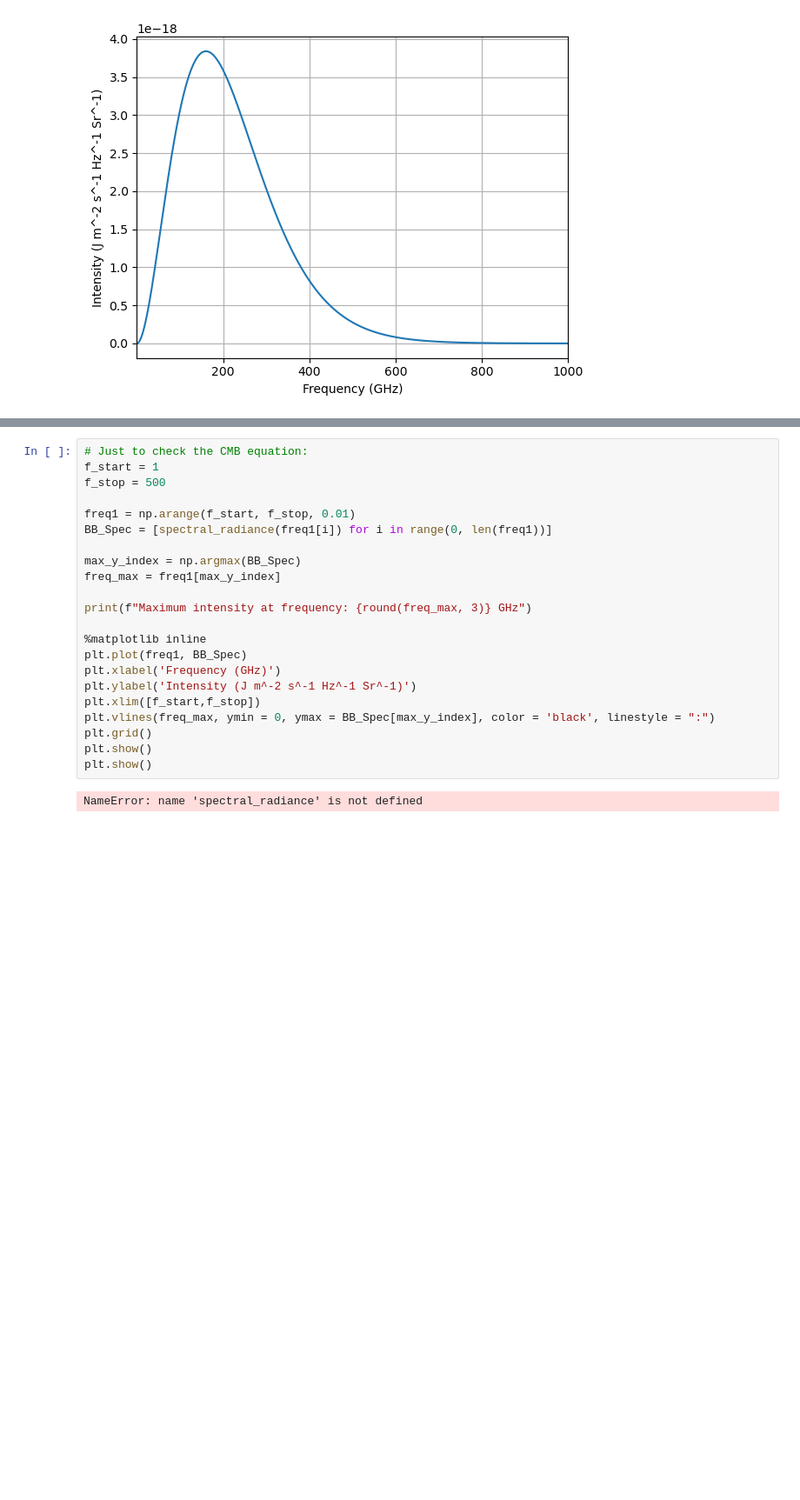
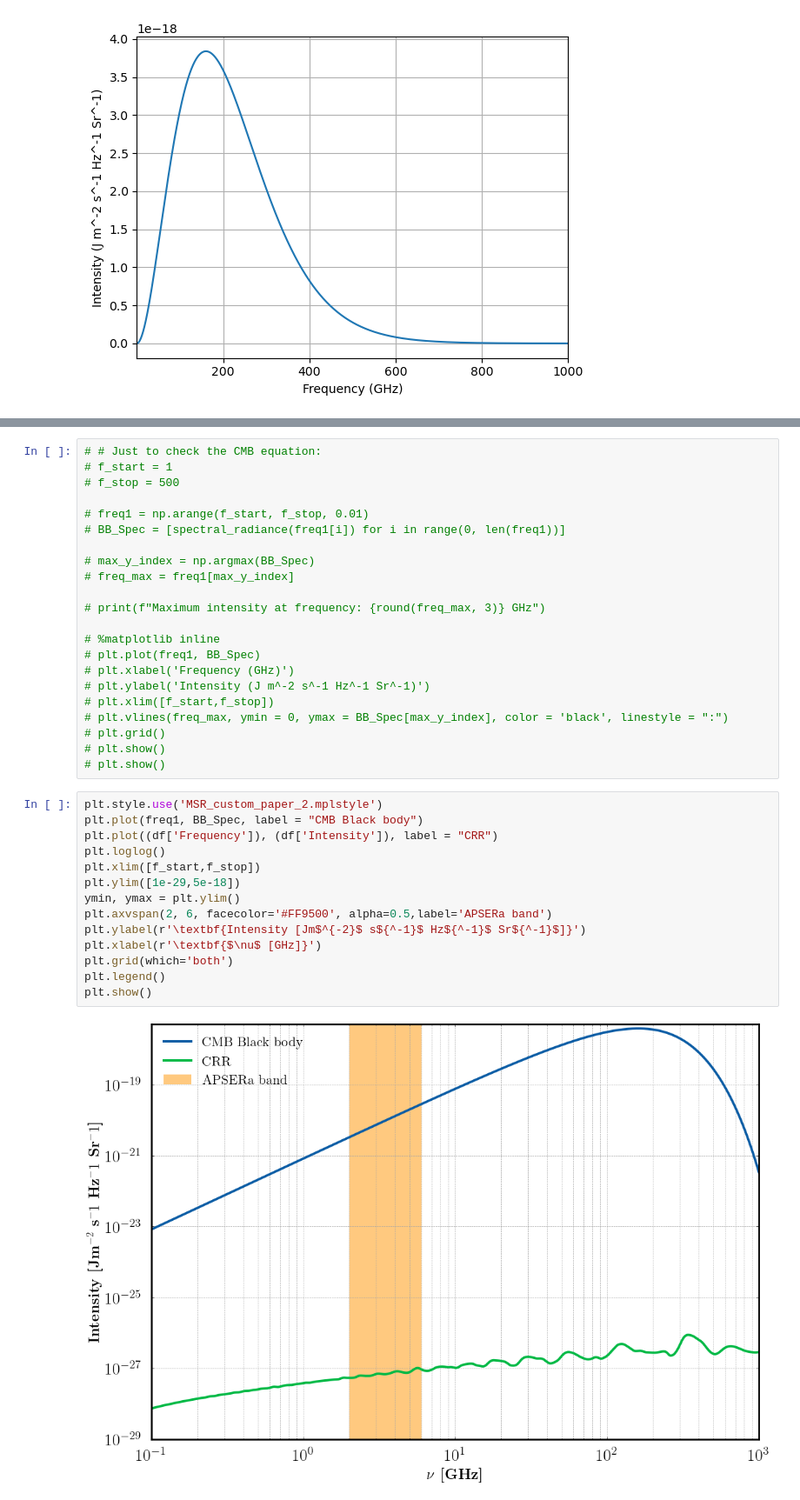
Before and after one commit to mayurisrao/APSERa, a Jupyter notebook: Comparing_recomb_and_planck .ipynb, the cells around one changed output, grey strips where cells are left out. Shown at 87% size. Cells and saved outputs as stored; diff of their text form; blank space fills up the shorter version.

Commit message:
minor aesthetic improvements including with custom style sheet

```diff
--- a/Comparing_recomb_and_planck .ipynb
+++ b/Comparing_recomb_and_planck .ipynb
@@ -78,24 +78,38 @@ plt.show()
 # %%
-# Just to check the CMB equation:
-f_start = 1
-f_stop = 500
+# # Just to check the CMB equation:
+# f_start = 1
+# f_stop = 500
 
-freq1 = np.arange(f_start, f_stop, 0.01)
-BB_Spec = [spectral_radiance(freq1[i]) for i in range(0, len(freq1))]
+# freq1 = np.arange(f_start, f_stop, 0.01)
+# BB_Spec = [spectral_radiance(freq1[i]) for i in range(0, len(freq1))]
 
-max_y_index = np.argmax(BB_Spec)
-freq_max = freq1[max_y_index]
+# max_y_index = np.argmax(BB_Spec)
+# freq_max = freq1[max_y_index]
 
-print(f"Maximum intensity at frequency: {round(freq_max, 3)} GHz")
+# print(f"Maximum intensity at frequency: {round(freq_max, 3)} GHz")
 
-%matplotlib inline
-plt.plot(freq1, BB_Spec)
-plt.xlabel('Frequency (GHz)')
-plt.ylabel('Intensity (J m^-2 s^-1 Hz^-1 Sr^-1)')
-plt.xlim([f_start,f_stop])
-plt.vlines(freq_max, ymin = 0, ymax = BB_Spec[max_y_index], color = 'black', linestyle = ":")
-plt.grid()
-plt.show()
-plt.show()
+# %matplotlib inline
+# plt.plot(freq1, BB_Spec)
+# plt.xlabel('Frequency (GHz)')
+# plt.ylabel('Intensity (J m^-2 s^-1 Hz^-1 Sr^-1)')
+# plt.xlim([f_start,f_stop])
+# plt.vlines(freq_max, ymin = 0, ymax = BB_Spec[max_y_index], color = 'black', linestyle = ":")
+# plt.grid()
+# plt.show()
+# plt.show()
-# %% [output]
-NameError: name 'spectral_radiance' is not defined
+# %%
+plt.style.use('MSR_custom_paper_2.mplstyle')
+plt.plot(freq1, BB_Spec, label = "CMB Black body")
+plt.plot((df['Frequency']), (df['Intensity']), label = "CRR")
+plt.loglog()
+plt.xlim([f_start,f_stop])
+plt.ylim([1e-29,5e-18])
+ymin, ymax = plt.ylim()
+plt.axvspan(2, 6, facecolor='#FF9500', alpha=0.5,label='APSERa band')
+plt.ylabel(r'\textbf{Intensity [Jm$^{-2}$ s${^-1}$ Hz${^-1}$ Sr${^-1}$]}')
+plt.xlabel(r'\textbf{$\nu$ [GHz]}')
+plt.grid(which='both')
+plt.legend()
+plt.show()
+# %% [output]
+[figure, added]
```
Also changed, not shown: parts of 2 cells of this notebook.
